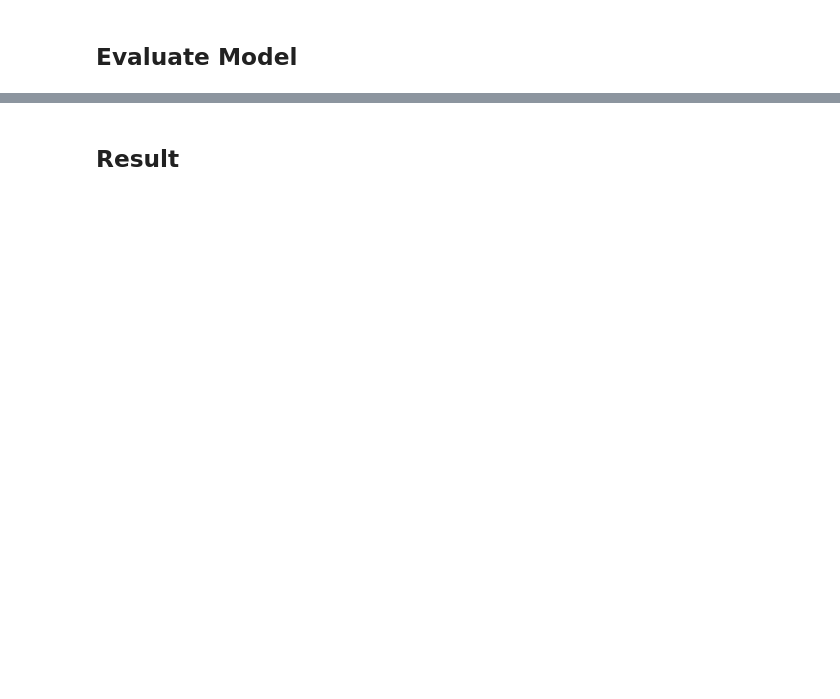
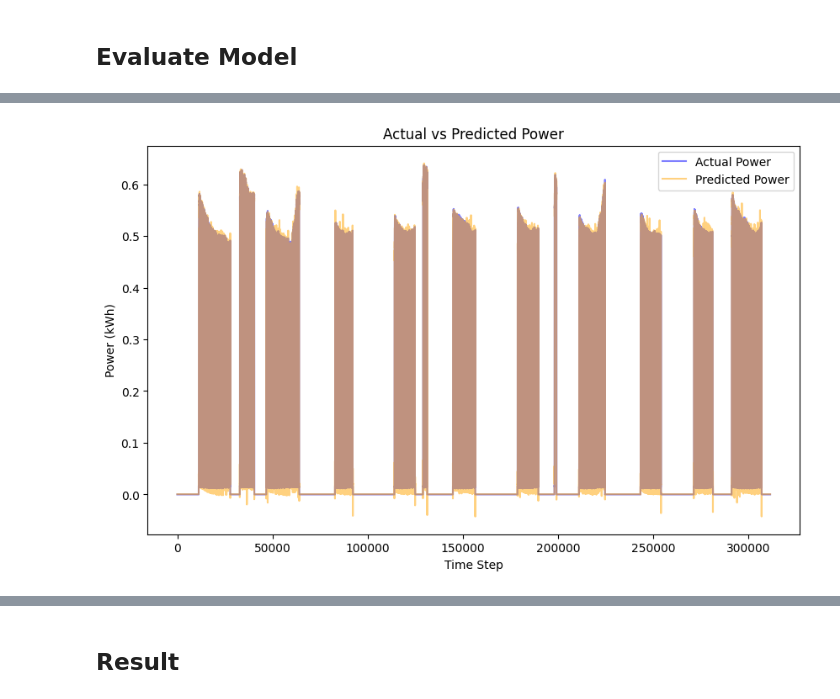
Before and after one commit to daffakurnia11/final-project-lstm, a Jupyter notebook: lstm-model.ipynb, the cells around one changed output, grey strips where cells are left out. Saved outputs shown, nothing was run; the diff lists cells and outputs as text; code cells hidden in the pictures; blank space fills up the shorter version.

```diff
--- a/lstm-model.ipynb
+++ b/lstm-model.ipynb
@@ -138,0 +156,12 @@ r2 = r2_score(test_y_original, predictions_original)
+# %%
+# Use transparency for the predicted line to better see overlap
+plt.figure(figsize=(10, 6))
+plt.plot(test_y_original, label='Actual Power', color='blue', alpha=0.5)
+plt.plot(predictions_original, label='Predicted Power', color='orange', alpha=0.5)  # Set alpha for transparency
+plt.title('Actual vs Predicted Power')
+plt.xlabel('Time Step')
+plt.ylabel('Power (kWh)')
+plt.legend()
+plt.show()
+# %% [output]
+[figure, added]
```
Also changed, not shown: parts of 8 cells of this notebook, 1 other file.
